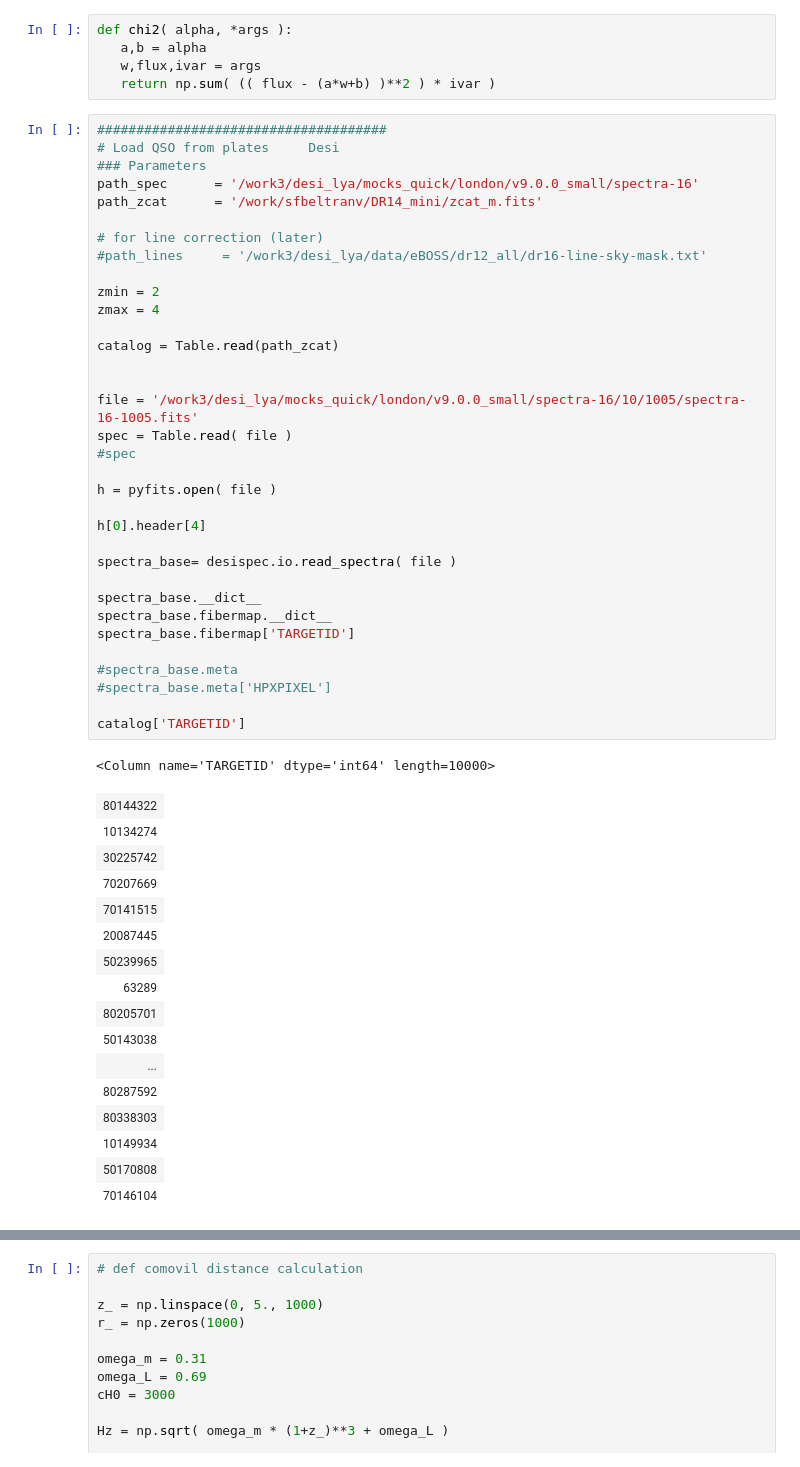
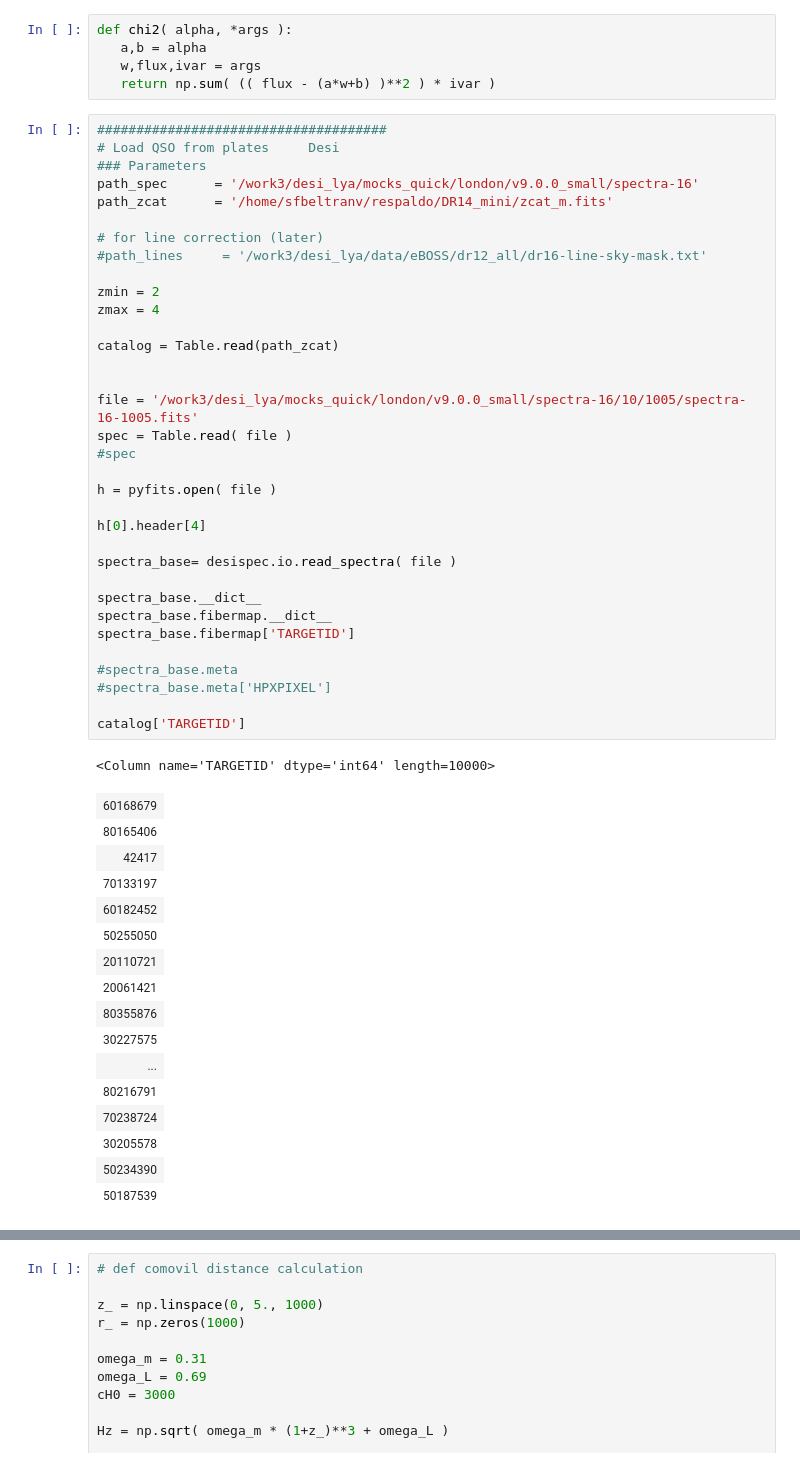
Before and after one commit to arkel1/lya-deltas, a Jupyter notebook: nb/Lya-deltas_main.ipynb, the cells around one changed output, grey strips where cells are left out. Saved outputs shown, nothing was run; the diff lists cells and outputs as text.

```diff
--- a/nb/Lya-deltas_main.ipynb
+++ b/nb/Lya-deltas_main.ipynb
@@ -247,53 +243,53 @@ def chi2( alpha, *args ):
 # Load QSO from plates     Desi
 ### Parameters
 path_spec      = '/work3/desi_lya/mocks_quick/london/v9.0.0_small/spectra-16'
-path_zcat      = '/work/sfbeltranv/DR14_mini/zcat_m.fits'
+path_zcat      = '/home/sfbeltranv/respaldo/DR14_mini/zcat_m.fits'
 
 # for line correction (later)
 #path_lines     = '/work3/desi_lya/data/eBOSS/dr12_all/dr16-line-sky-mask.txt'
 
 zmin = 2
 zmax = 4
 
 catalog = Table.read(path_zcat)
 
 
 file = '/work3/desi_lya/mocks_quick/london/v9.0.0_small/spectra-16/10/1005/spectra-16-1005.fits'
 spec = Table.read( file )
 #spec
 
 h = pyfits.open( file )
 
 h[0].header[4]
 
 spectra_base= desispec.io.read_spectra( file )
 
 spectra_base.__dict__
 spectra_base.fibermap.__dict__
 spectra_base.fibermap['TARGETID']
 
 #spectra_base.meta
 #spectra_base.meta['HPXPIXEL']
 
 catalog['TARGETID']
 # %% [output]
 <Column name='TARGETID' dtype='int64' length=10000>
-| 80144322 |
-| 10134274 |
-| 30225742 |
-| 70207669 |
-| 70141515 |
-| 20087445 |
-| 50239965 |
-| 63289 |
-| 80205701 |
-| 50143038 |
+| 60168679 |
+| 80165406 |
+| 42417 |
+| 70133197 |
+| 60182452 |
+| 50255050 |
+| 20110721 |
+| 20061421 |
+| 80355876 |
+| 30227575 |
 | ... |
-| 80287592 |
-| 80338303 |
-| 10149934 |
-| 50170808 |
-| 70146104 |
+| 80216791 |
+| 70238724 |
+| 30205578 |
+| 50234390 |
+| 50187539 |
 # %%
 def splitID(fi_str):
    fi_str= fi_str.split("spectra-16-")[1]
```
Also changed, not shown: parts of 26 cells of this notebook, 5 other files.
